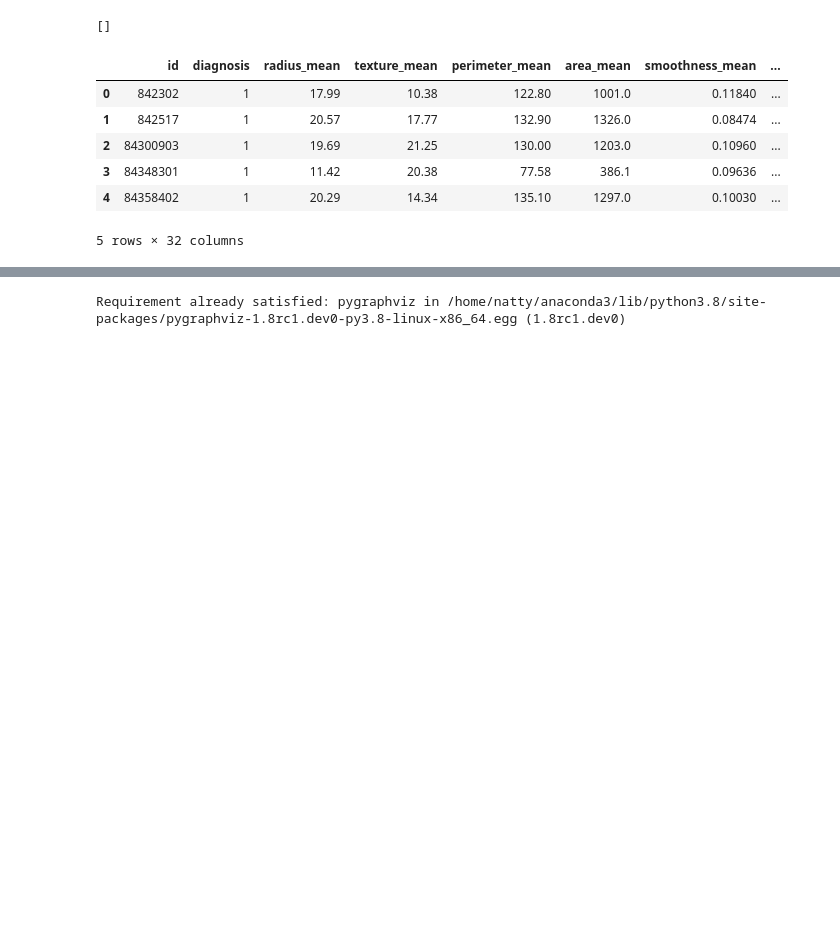
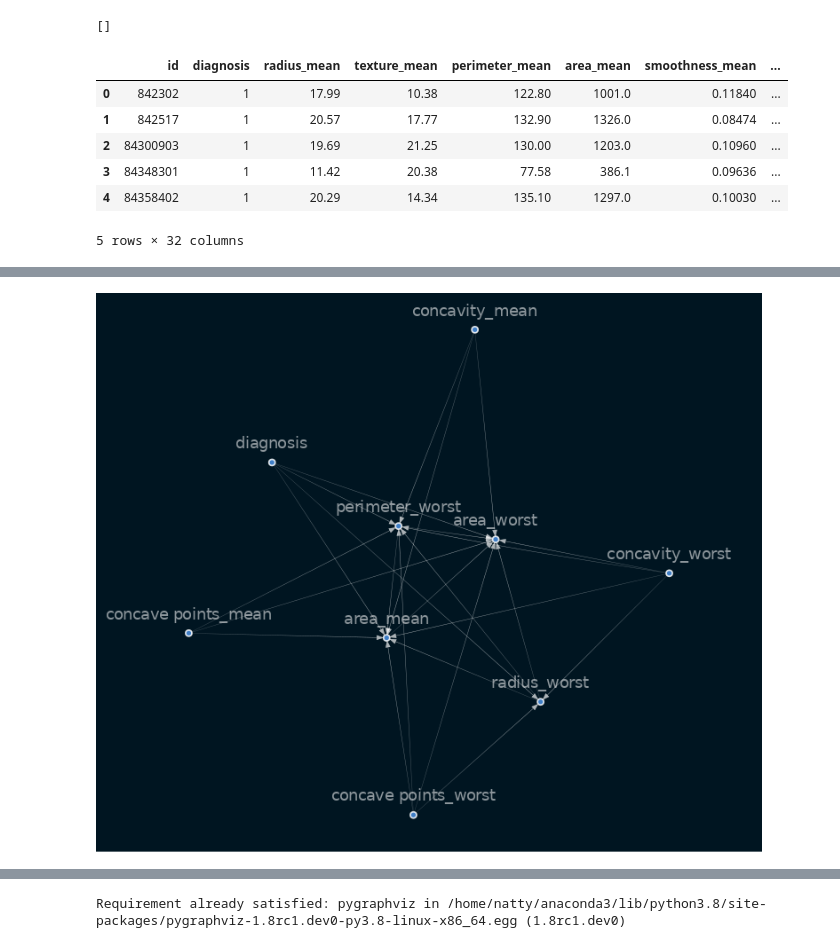
Before and after one commit to Natty-star/Breast-Cancer-Wisconsin, a Jupyter notebook: notebook/dataExploration .ipynb, the cells around one changed output, grey strips where cells are left out. Saved outputs shown, nothing was run; the diff lists cells and outputs as text; code cells hidden in the pictures; blank space fills up the shorter version.

```diff
--- a/notebook/dataExploration .ipynb
+++ b/notebook/dataExploration .ipynb
@@ -283,0 +344,5 @@ struct_data.head(5)
+# %%
+causal_df = struct_data[['diagnosis','area_mean', 'concavity_mean', 'concave points_mean', 'radius_worst',
+       'perimeter_worst', 'area_worst', 'concavity_worst'
+                    ,'concave points_worst']].copy()
+causal_df.head()
@@ -284,13 +361,17 @@ struct_data.head(5)
+# %%
+# Apply NOTEARS algorithm to learn the structure
+from causalnex.structure.notears import from_pandas, from_pandas_lasso
+sm = from_pandas(causal_df, w_threshold=0.8)
 # %%
-from causalnex.structure.notears import from_pandas
-sm = from_pandas(struct_data)
+# from causalnex.structure.notears import from_pandas
+# sm = from_pandas(struct_data)
 # %%
+from causalnex.plots import plot_structure, NODE_STYLE, EDGE_STYLE
 from IPython.display import Image
-from causalnex.plots import plot_structure, NODE_STYLE, EDGE_STYLE
 
 viz = plot_structure(
     sm,
-    graph_attributes={"scale": "5.0", 'size':2.5},
+    graph_attributes={"scale": "2",'size':2.5},
     all_node_attributes=NODE_STYLE.WEAK,
     all_edge_attributes=EDGE_STYLE.WEAK)
 Image(viz.draw(format='png'))
@@ -301,0 +379 @@ Warning: node 'texture_mean', graph '' size too small for label
+[figure, added]
```
Also changed, not shown: parts of 30 cells of this notebook.
